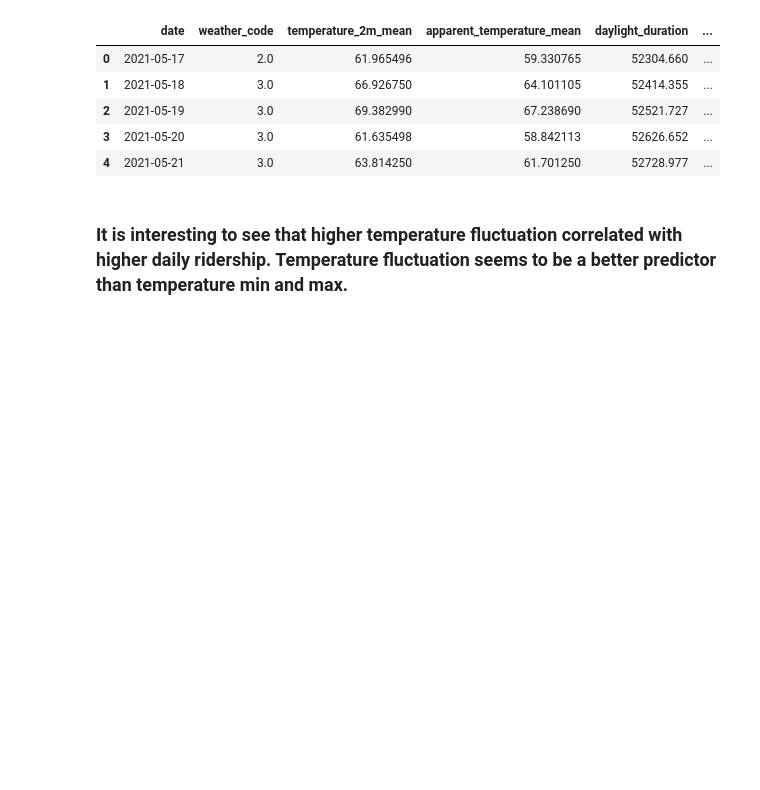
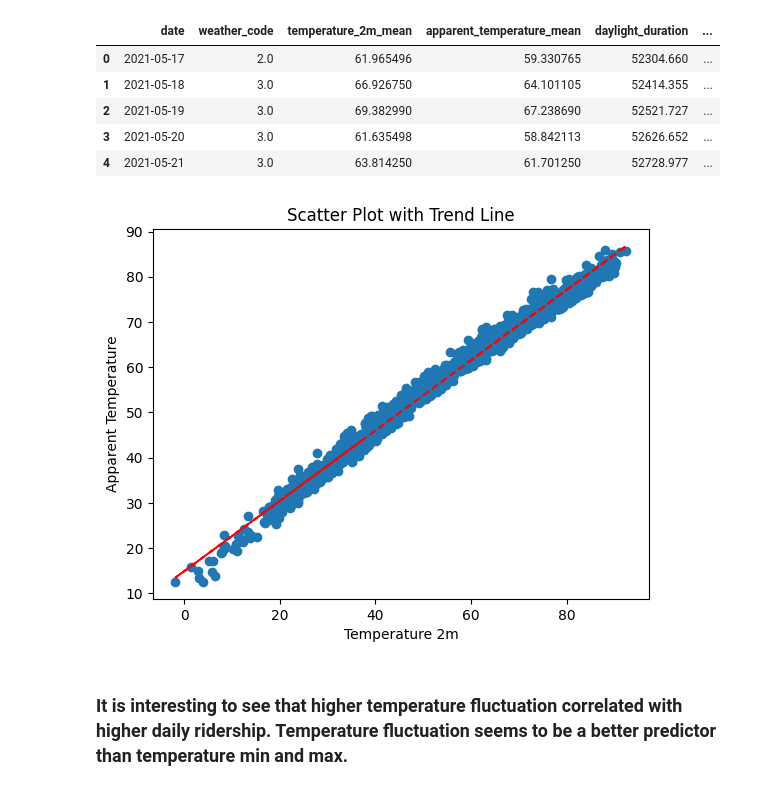
Before and after one commit to mducphamm/CSE6242_Spring2025, a Jupyter notebook: PredictionModels/EDA and Feature engineering.ipynb, the cells around one changed output. Cells and saved outputs as stored; diff of their text form; code cells hidden in the pictures; blank space fills up the shorter version.

```diff
--- a/PredictionModels/EDA and Feature engineering.ipynb
+++ b/PredictionModels/EDA and Feature engineering.ipynb
@@ -286,6 +286,7 @@ cols_to_drop = [
 ]
 
 df["apparent_temp_range"] = df["apparent_temperature_max"] - df["apparent_temperature_min"] # creating a temperature fluctuation variable and removing min max
+df["temp_2m_range"] = df["temperature_2m_max"] - df["temperature_2m_min"] # creating a temperature fluctuation variable and removing min max
 correlation = df["apparent_temp_range"].corr(df["apparent_temperature_mean"])
 print(f'Correlation between temperature fluctuation and temperature mean: {correlation * 100:.4f} ') # 22%, which is much better than min, max of 95% plus
 
@@ -340,6 +341,24 @@ Correlation between temperature fluctuation and temperature mean: 22.6286
 | 2 | 2021-05-19 | 3.0 | 69.382990 | 67.238690 | 52521.727 | ... |
 | 3 | 2021-05-20 | 3.0 | 61.635498 | 58.842113 | 52626.652 | ... |
 | 4 | 2021-05-21 | 3.0 | 63.814250 | 61.701250 | 52728.977 | ... |
+# %%
+# Create the scatter plot
+plt.scatter(df['apparent_temperature_mean'], df['temperature_2m_mean'])
+
+# Add the trend line
+z = np.polyfit(df['apparent_temperature_mean'], df['temperature_2m_mean'], 1) # 1 for linear trendline
+p = np.poly1d(z)
+plt.plot(df['apparent_temperature_mean'], p(df['apparent_temperature_mean']), "r--") # r-- makes the line dashed and red
+
+# Add labels and title
+plt.xlabel("Temperature 2m")
+plt.ylabel("Apparent Temperature")
+plt.title("Scatter Plot with Trend Line")
+
+# Show the plot
+plt.show()
+# %% [output]
+[figure, added]
 # %% [markdown]
 ### It is interesting to see that higher temperature fluctuation correlated with higher daily ridership. Temperature fluctuation seems to be a better predictor than temperature min and max.
 # %%
```
Also changed, not shown: parts of 20 cells of this notebook, 8 other files.
